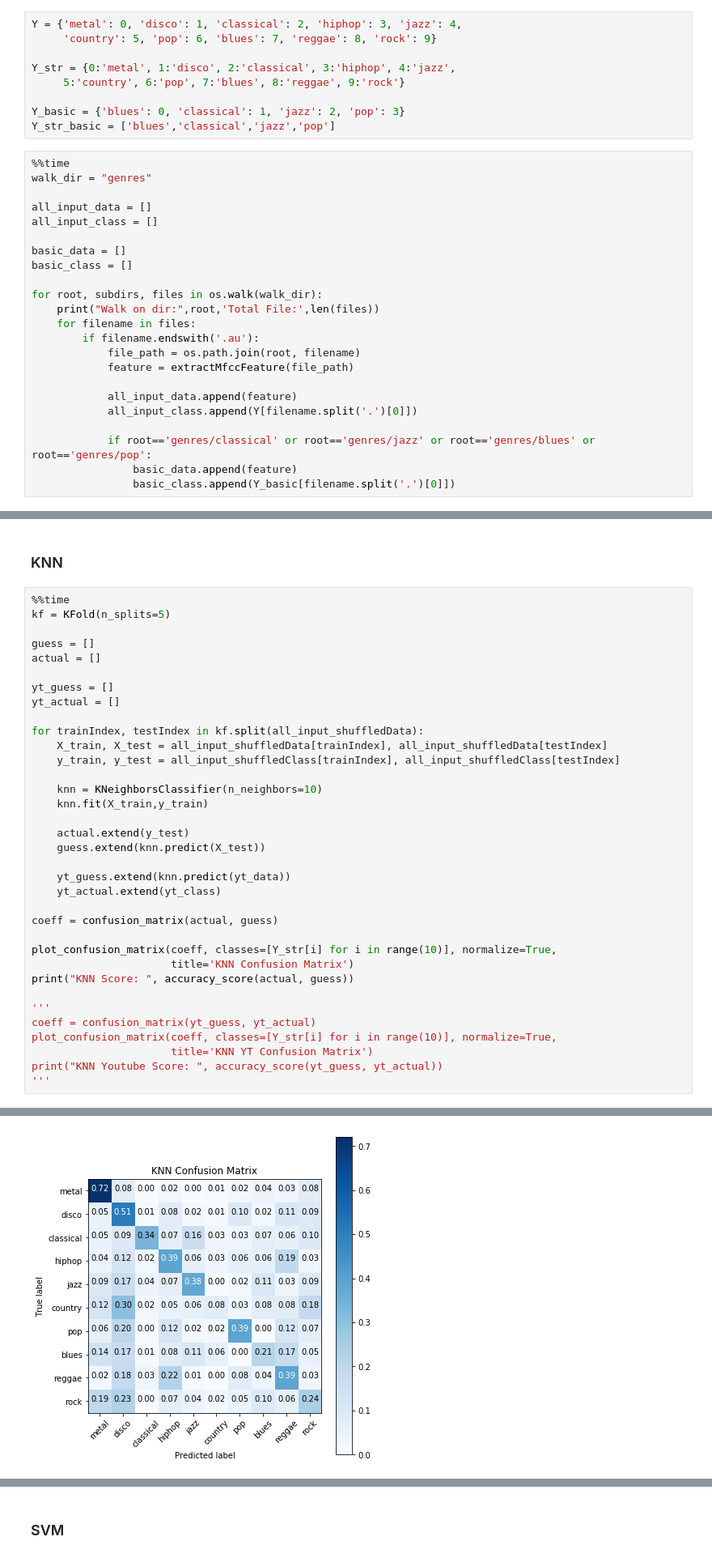
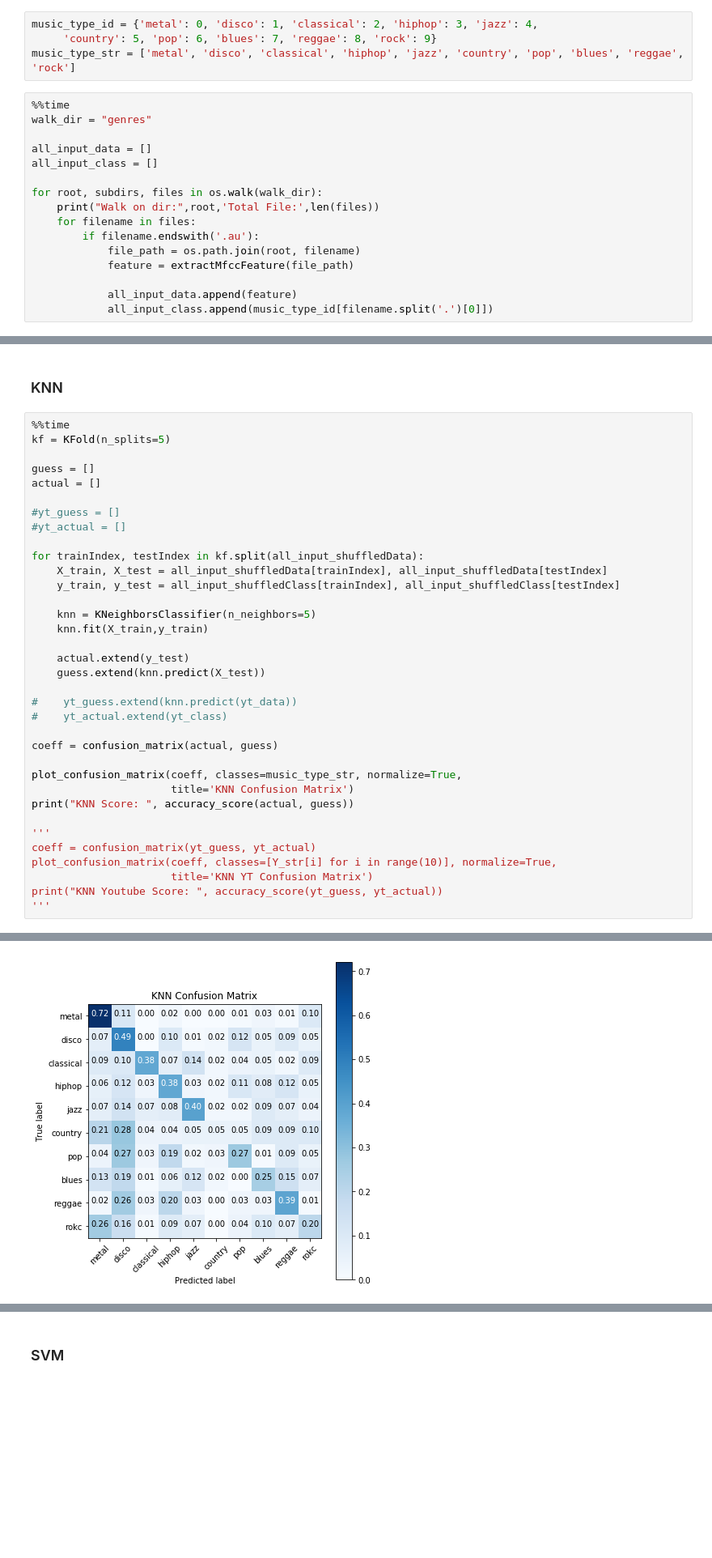
Before and after one commit to GTU-Projects/CSE455_MachineLearning_2018, a Jupyter notebook: Final_MusicClassification/music_classfication.ipynb, the cells around one changed output, grey strips where cells are left out. Shown at 81% size. Cells and saved outputs as stored; diff of their text form; blank space fills up the shorter version.

Commit message:
New classification method and 4 genre classification were added

```diff
--- a/Final_MusicClassification/music_classfication.ipynb
+++ b/Final_MusicClassification/music_classfication.ipynb
@@ -68,23 +75,15 @@ def extractMfccFeature(_path=None, _offset=12, _duration=6):
         print ("Error accured" + str(e))
         return None
 # %%
-Y = {'metal': 0, 'disco': 1, 'classical': 2, 'hiphop': 3, 'jazz': 4,
+music_type_id = {'metal': 0, 'disco': 1, 'classical': 2, 'hiphop': 3, 'jazz': 4,
      'country': 5, 'pop': 6, 'blues': 7, 'reggae': 8, 'rock': 9}
-
-Y_str = {0:'metal', 1:'disco', 2:'classical', 3:'hiphop', 4:'jazz',
-     5:'country', 6:'pop', 7:'blues', 8:'reggae', 9:'rock'}
-
-Y_basic = {'blues': 0, 'classical': 1, 'jazz': 2, 'pop': 3}
-Y_str_basic = ['blues','classical','jazz','pop']
+music_type_str = ['metal', 'disco', 'classical', 'hiphop', 'jazz', 'country', 'pop', 'blues', 'reggae', 'rock']
 # %%
 %%time
 walk_dir = "genres"
 
 all_input_data = []
 all_input_class = []
-
-basic_data = []
-basic_class = []
 
 for root, subdirs, files in os.walk(walk_dir):
     print("Walk on dir:",root,'Total File:',len(files))
@@ -94,11 +93,7 @@ for root, subdirs, files in os.walk(walk_dir):
             feature = extractMfccFeature(file_path)
 
             all_input_data.append(feature)
-            all_input_class.append(Y[filename.split('.')[0]])
-
-            if root=='genres/classical' or root=='genres/jazz' or root=='genres/blues' or root=='genres/pop':
-                basic_data.append(feature)
-                basic_class.append(Y_basic[filename.split('.')[0]])
+            all_input_class.append(music_type_id[filename.split('.')[0]])
 # %% [output]
 Walk on dir: genres Total File: 0
 Walk on dir: genres/pop Total File: 100
@@ -369,25 +322,25 @@ kf = KFold(n_splits=5)
 guess = []
 actual = []
 
-yt_guess = []
-yt_actual = []
+#yt_guess = []
+#yt_actual = []
 
 for trainIndex, testIndex in kf.split(all_input_shuffledData):
     X_train, X_test = all_input_shuffledData[trainIndex], all_input_shuffledData[testIndex]
     y_train, y_test = all_input_shuffledClass[trainIndex], all_input_shuffledClass[testIndex]
 
-    knn = KNeighborsClassifier(n_neighbors=10)
+    knn = KNeighborsClassifier(n_neighbors=5)
     knn.fit(X_train,y_train)
 
     actual.extend(y_test)
     guess.extend(knn.predict(X_test))
 
-    yt_guess.extend(knn.predict(yt_data))
-    yt_actual.extend(yt_class)
+#    yt_guess.extend(knn.predict(yt_data))
+#    yt_actual.extend(yt_class)
 
 coeff = confusion_matrix(actual, guess)
 
-plot_confusion_matrix(coeff, classes=[Y_str[i] for i in range(10)], normalize=True,
+plot_confusion_matrix(coeff, classes=music_type_str, normalize=True,
                       title='KNN Confusion Matrix')
 print("KNN Score: ", accuracy_score(actual, guess))
 
@@ -404 +357 @@ Wall time: 1.15 s
-[figure, old version]
+[figure, new version]
```
Also changed, not shown: parts of 19 cells of this notebook, 1 other file.
